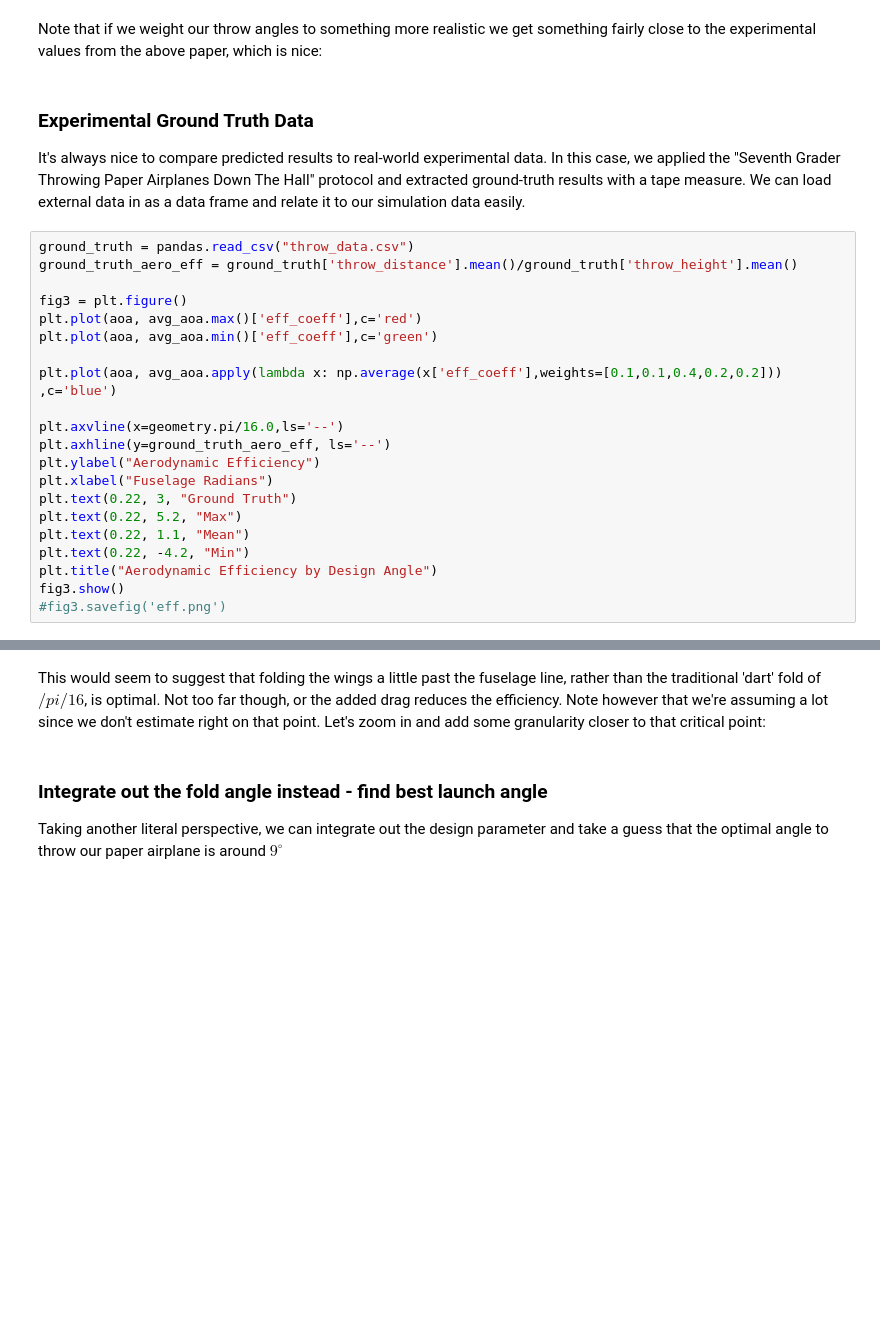
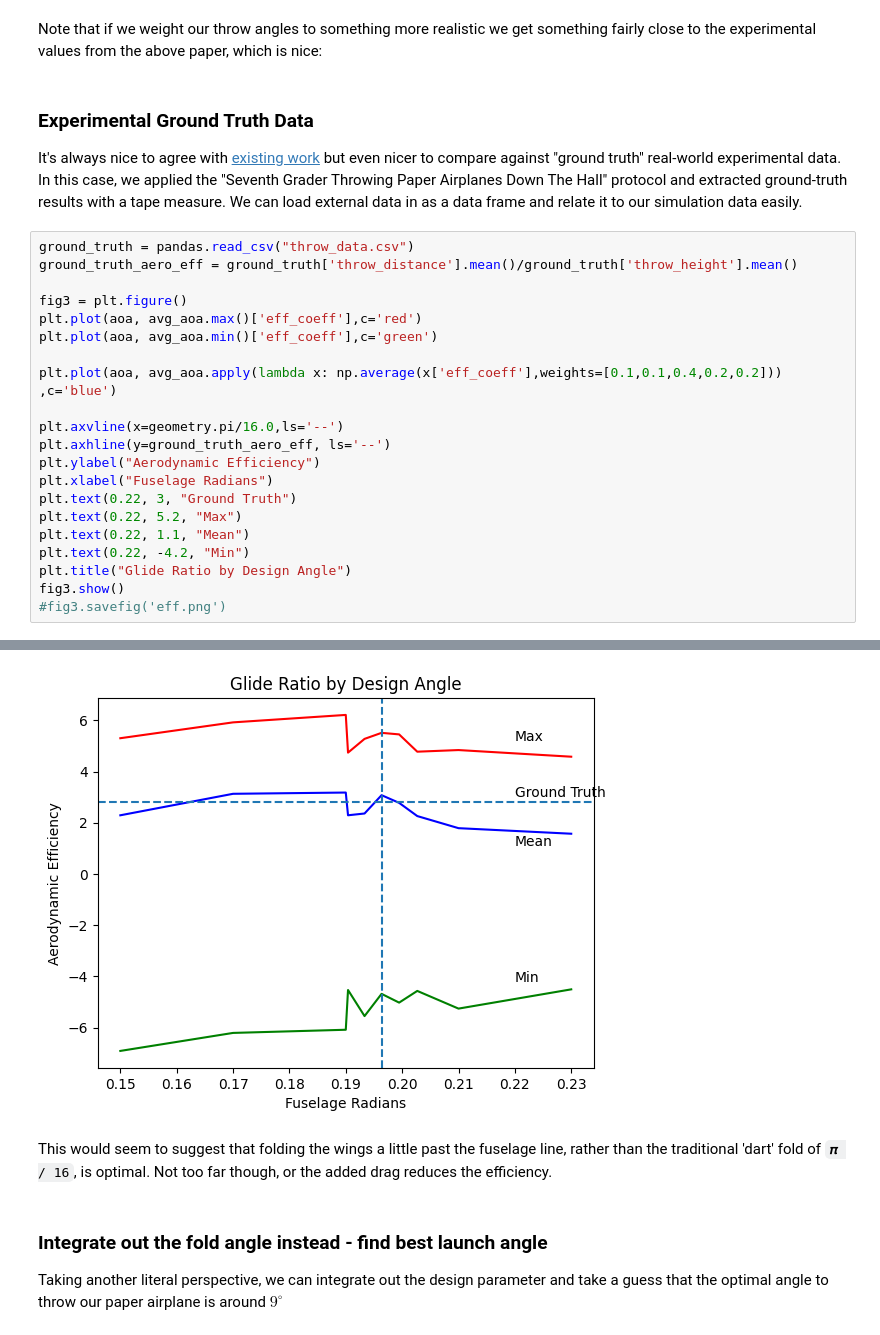
Before and after one commit to scotfree/lightningcatcher, a Jupyter notebook: notebooks/CFD_DS_Toolchain.ipynb, the cells around one changed output, grey strips where cells are left out. Saved outputs shown, nothing was run; the diff lists cells and outputs as text; blank space fills up the shorter version.

```diff
--- a/notebooks/CFD_DS_Toolchain.ipynb
+++ b/notebooks/CFD_DS_Toolchain.ipynb
@@ -494,7 +439,7 @@ aoa=list(avg_aoa.indices.keys())
 Note that if we weight our throw angles to something more realistic we get something fairly close to the experimental values from the above paper, which is nice:
 # %% [markdown]
 ### Experimental Ground Truth Data
-It's always nice to compare predicted results to real-world experimental data. In this case, we applied the "Seventh Grader Throwing Paper Airplanes Down The Hall" protocol and extracted ground-truth results with a tape measure. We can load external data in as a data frame and relate it to our simulation data easily.
+It's always nice to agree with [existing work](https://medium.com/r/?url=http%3A%2F%2Fwww.lactea.ufpr.br%2Fwp-content%2Fuploads%2F2018%2F08%2FOn_the_Aerodynamics_of_Paper_Airplanes.pdf) but even nicer to compare against "ground truth" real-world experimental data. In this case, we applied the "Seventh Grader Throwing Paper Airplanes Down The Hall" protocol and extracted ground-truth results with a tape measure. We can load external data in as a data frame and relate it to our simulation data easily.
 # %%
 ground_truth = pandas.read_csv("throw_data.csv")
 ground_truth_aero_eff = ground_truth['throw_distance'].mean()/ground_truth['throw_height'].mean()
@@ -513,7 +458,7 @@ plt.text(0.22, 3, "Ground Truth")
 plt.text(0.22, 5.2, "Max")
 plt.text(0.22, 1.1, "Mean")
 plt.text(0.22, -4.2, "Min")
-plt.title("Aerodynamic Efficiency by Design Angle")
+plt.title("Glide Ratio by Design Angle")
 fig3.show()
 #fig3.savefig('eff.png')
 # %% [output]
@@ -522,5 +465,6 @@ fig3.show()
+[figure, added]
 # %% [markdown]
-This would seem to suggest that folding the wings a little past the fuselage line, rather than the traditional 'dart' fold of $/pi / 16$, is optimal. Not too far though, or the added drag reduces the efficiency. Note however that we're assuming a lot since we don't estimate right on that point. Let's zoom in and add some granularity closer to that critical point:
+This would seem to suggest that folding the wings a little past the fuselage line, rather than the traditional 'dart' fold of `𝝅 / 16`, is optimal. Not too far though, or the added drag reduces the efficiency.
 # %% [markdown]
 ### Integrate out the fold angle instead - find best launch angle
 
```
Also changed, not shown: parts of 27 cells of this notebook, 6 other files.
